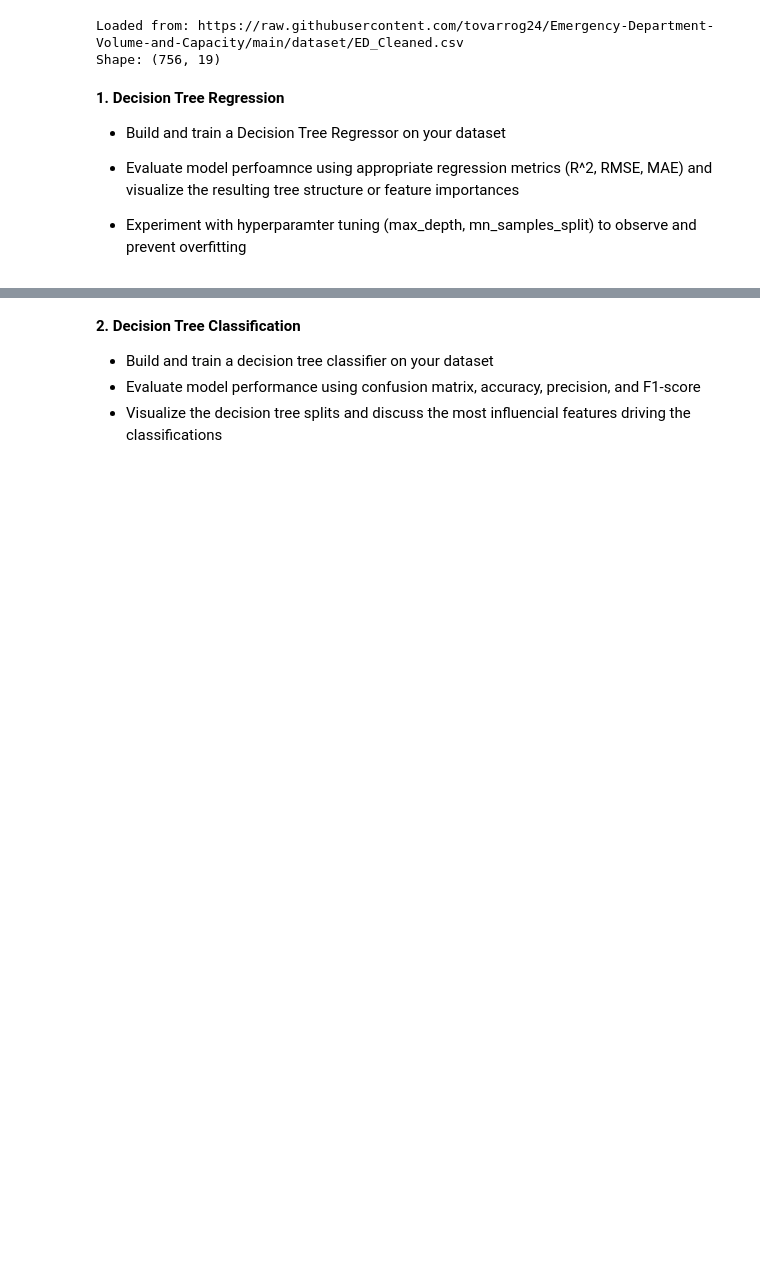
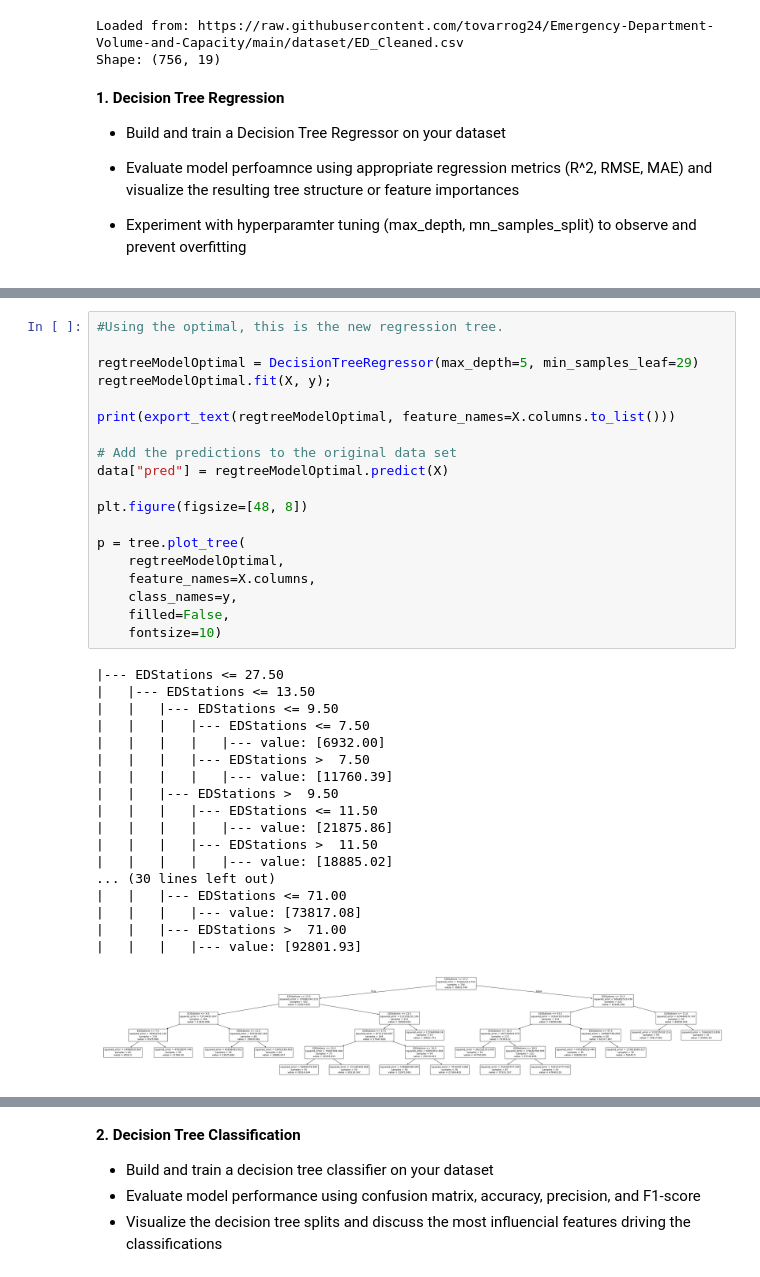
Before and after one commit to tovarrog24/Emergency-Department-Volume-and-Capacity, a Jupyter notebook: trees.ipynb, the cells around one changed output, grey strips where cells are left out. Drawn from its saved outputs; the diff is of its cells as text; blank space fills up the shorter version.

```diff
--- a/trees.ipynb
+++ b/trees.ipynb
@@ -39,0 +187,38 @@ Interpretation of This one
+# %%
+#Using the optimal, this is the new regression tree.
+
+regtreeModelOptimal = DecisionTreeRegressor(max_depth=5, min_samples_leaf=29)
+regtreeModelOptimal.fit(X, y);
+
+print(export_text(regtreeModelOptimal, feature_names=X.columns.to_list()))
+
+# Add the predictions to the original data set
+data["pred"] = regtreeModelOptimal.predict(X)
+
+plt.figure(figsize=[48, 8])
+
+p = tree.plot_tree(
+    regtreeModelOptimal,
+    feature_names=X.columns,
+    class_names=y,
+    filled=False,
+    fontsize=10)
+# %% [output]
+|--- EDStations <= 27.50
+|   |--- EDStations <= 13.50
+|   |   |--- EDStations <= 9.50
+|   |   |   |--- EDStations <= 7.50
+|   |   |   |   |--- value: [6932.00]
+|   |   |   |--- EDStations >  7.50
+|   |   |   |   |--- value: [11760.39]
+|   |   |--- EDStations >  9.50
+|   |   |   |--- EDStations <= 11.50
+|   |   |   |   |--- value: [21875.86]
+|   |   |   |--- EDStations >  11.50
+|   |   |   |   |--- value: [18885.02]
+... (30 lines left out)
+|   |   |--- EDStations <= 71.00
+|   |   |   |--- value: [73817.08]
+|   |   |--- EDStations >  71.00
+|   |   |   |--- value: [92801.93]
+[figure, added]
```
Also changed, not shown: parts of 21 cells of this notebook.
